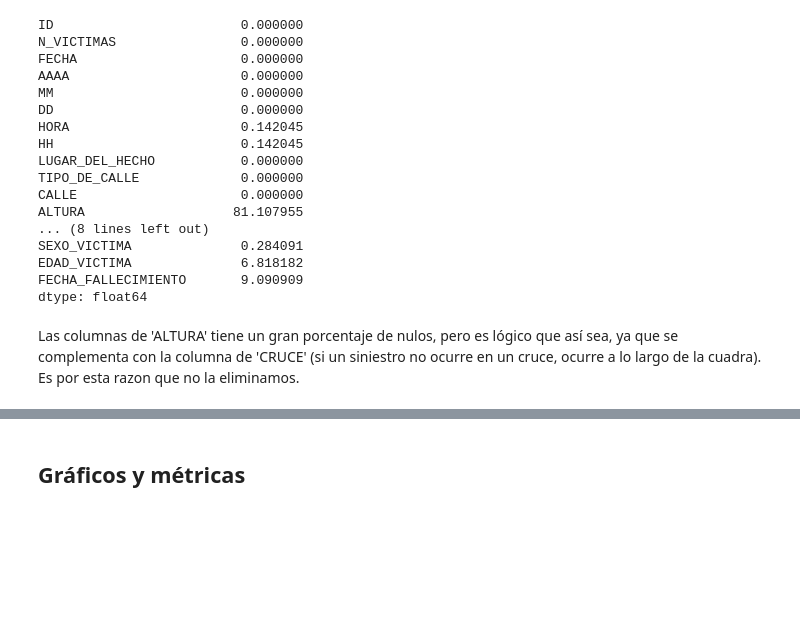
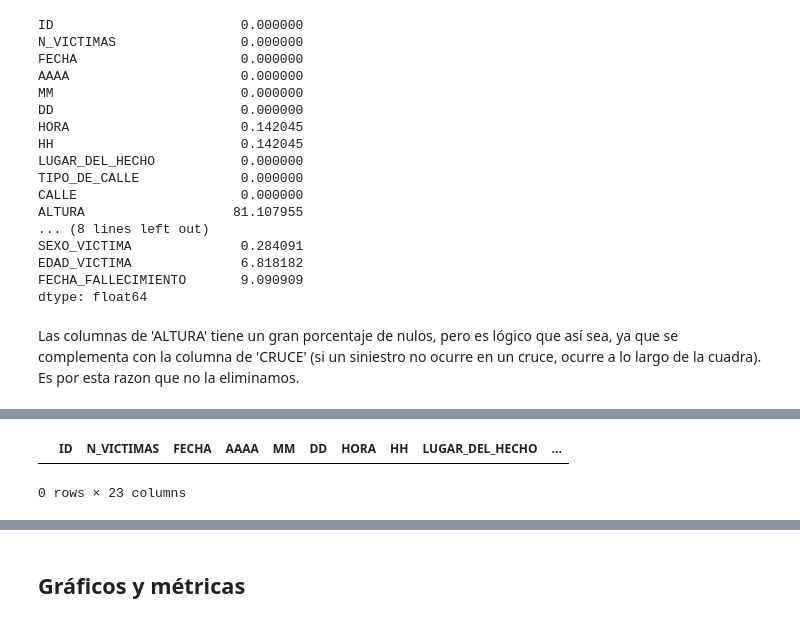
Before and after one commit to torcivita/PI-Siniestros-Viales, a Jupyter notebook: ETL + EDA.ipynb, the cells around one changed output, grey strips where cells are left out. Drawn from its saved outputs; the diff is of its cells as text; code cells hidden in the pictures; blank space fills up the shorter version.

```diff
--- a/ETL + EDA.ipynb
+++ b/ETL + EDA.ipynb
@@ -666 +648,8 @@ dtype: float64
 lesiones_merge.drop(columns=['GRAVEDAD'], inplace=True)
+# %%
+# Identificamos filas duplicadas para homicidios
+filas_duplicadas_homicidios = homicidios_merge[homicidios_merge.duplicated()]
+filas_duplicadas_homicidios
+# %% [output]
+|  | ID | N_VICTIMAS | FECHA | AAAA | MM | DD | HORA | HH | LUGAR_DEL_HECHO | ... |
+0 rows × 23 columns
```
Also changed, not shown: parts of 12 cells of this notebook.
